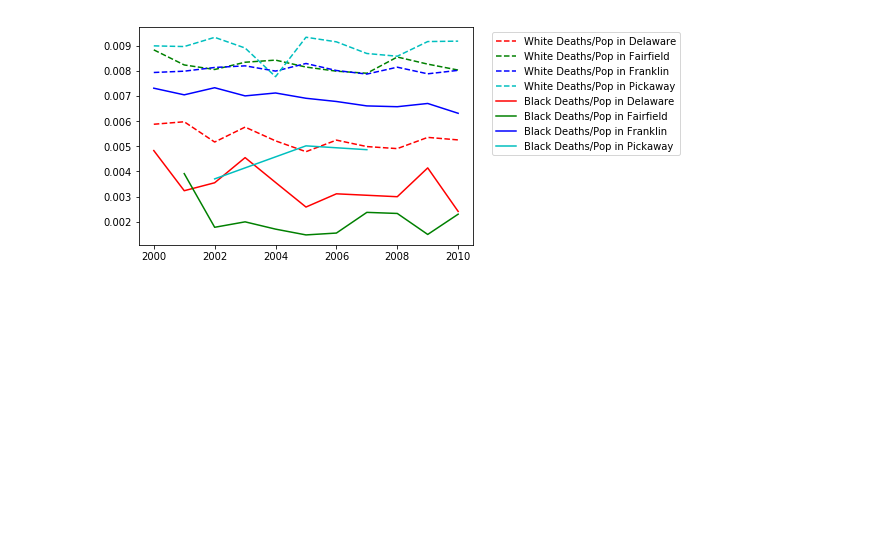
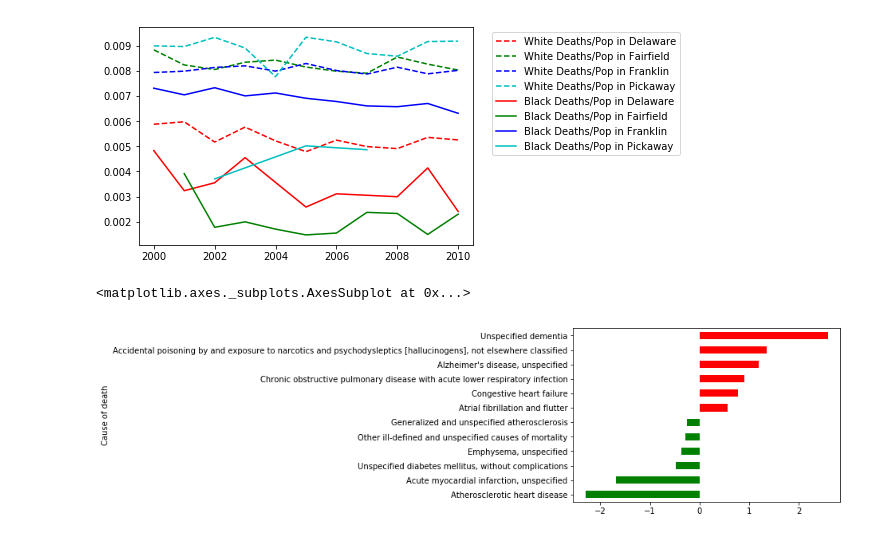
Before and after one commit to elewanto/visual-design-project, a Jupyter notebook: python/le_analysis.ipynb, the cells around one changed output. Drawn from its saved outputs; the diff is of its cells as text; code cells hidden in the pictures; blank space fills up the shorter version.

```diff
--- a/python/le_analysis.ipynb
+++ b/python/le_analysis.ipynb
@@ -100,4 +104,15 @@ causesB = causesB.dropna(axis=0)
 # %%
 causesW = causesW.sort_values(by='Diff in Deaths/Population 2015-2005')
 causesB = causesB.sort_values(by='Diff in Deaths/Population 2015-2005')
+# %%
+colors = ['r' for i in range(12)]
+for i in range(6):
+    colors[i] = 'g'
+
+causesW_12 = [causesW.head(6), causesW.tail(6)]
+causesW_12 = pd.concat(causesW_12)
+causesW_12.plot.barh(x='Cause of death', y='Diff in Deaths/Population 2015-2005', color = colors, legend=False)
+# %% [output]
+<matplotlib.axes._subplots.AxesSubplot at 0x...>
+[figure, added]
 # %%
```
Also changed, not shown: parts of 20 cells of this notebook, 4 other files.
